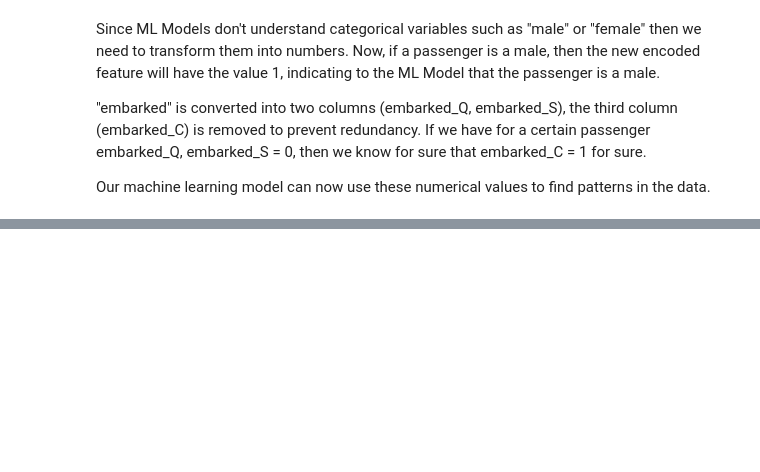
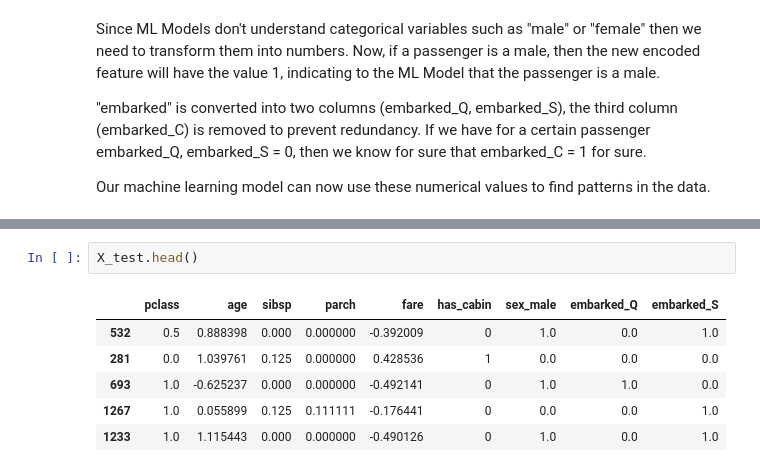
Before and after one commit to jadchebly/ML-fundamentals-2025, a Jupyter notebook: assignment_1_jad_chebly.ipynb, the cells around one changed output, grey strips where cells are left out. Saved outputs shown, nothing was run; the diff lists cells and outputs as text; blank space fills up the shorter version.

```diff
--- a/assignment_1_jad_chebly.ipynb
+++ b/assignment_1_jad_chebly.ipynb
@@ -302,0 +453,9 @@ Our machine learning model can now use these numerical values to find patterns i
+# %%
+X_test.head()
+# %% [output]
+|  | pclass | age | sibsp | parch | fare | has_cabin | sex_male | embarked_Q | embarked_S |
+| 532 | 0.5 | 0.888398 | 0.000 | 0.000000 | -0.392009 | 0 | 1.0 | 0.0 | 1.0 |
+| 281 | 0.0 | 1.039761 | 0.125 | 0.000000 | 0.428536 | 1 | 0.0 | 0.0 | 0.0 |
+| 693 | 1.0 | -0.625237 | 0.000 | 0.000000 | -0.492141 | 0 | 1.0 | 1.0 | 0.0 |
+| 1267 | 1.0 | 0.055899 | 0.125 | 0.111111 | -0.176441 | 0 | 0.0 | 0.0 | 1.0 |
+| 1233 | 1.0 | 1.115443 | 0.000 | 0.000000 | -0.490126 | 0 | 1.0 | 0.0 | 1.0 |
```
Also changed, not shown: parts of 16 cells of this notebook.
